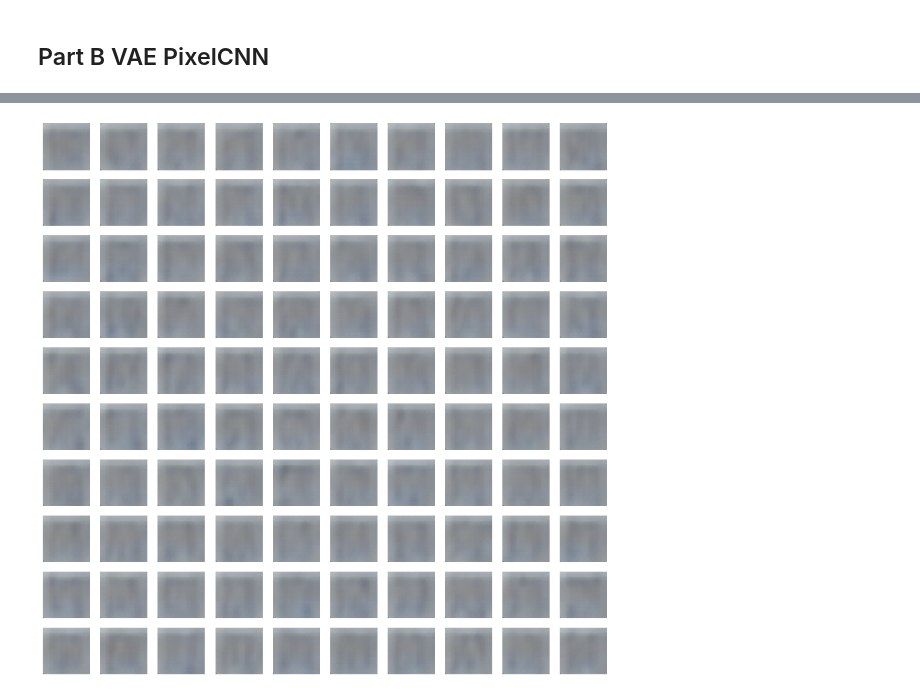
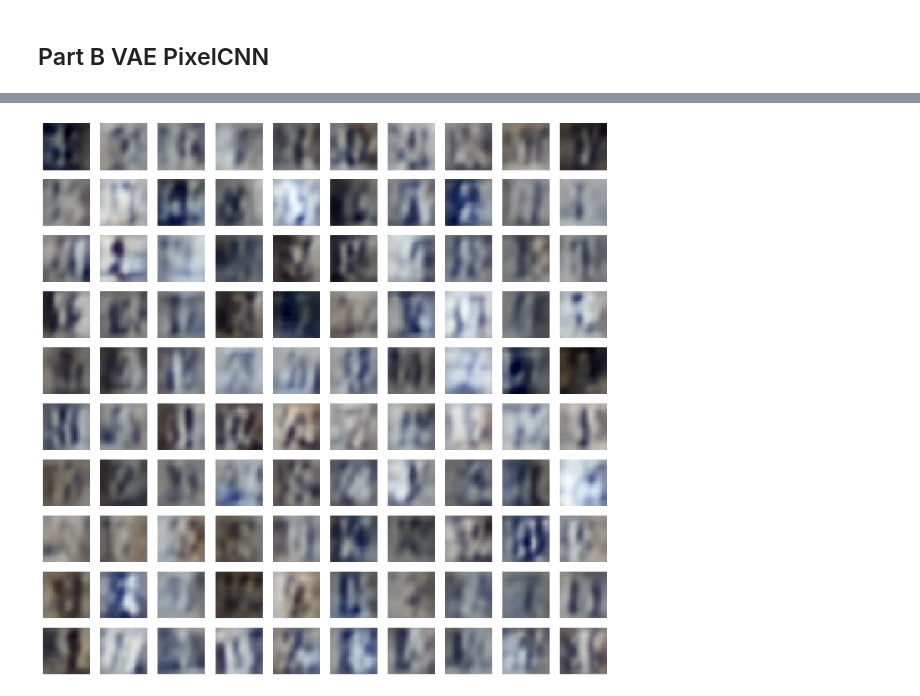
Before and after one commit to GrigoryBartosh/hse07_dul, a Jupyter notebook: hw32.ipynb, the cells around one changed output, grey strips where cells are left out. Drawn from its saved outputs; the diff is of its cells as text; code cells hidden in the pictures.

```diff
--- a/hw32.ipynb
+++ b/hw32.ipynb
@@ -469,6 +469,32 @@ class KLLoss(nn.Module):
         p2 = self.get_prob(mu_z2, var_z2, z)
         loss = (p1 - p2).mean()
         return loss
+# %%
+def show_samples_pixel_cnn(model, n=100):
+    z = torch.randn([n, *model.get_latent_size()]).to(device)
+
+    _, h, w = model.get_latent_size()
+    with torch.no_grad():
+        for y in range(h):
+            for x in range(w):
+                mu, var = model.pixel_cnn(z)
+                mu, var = mu[:, :, y, x], var[:, :, y, x]
+                z[:, :, y, x] = model.reparameterize(mu, var)
+
+        images, _ = model.decode(z)
+        images = images.permute(0, 2, 3, 1).cpu().numpy()
+
+    images = (images + 1) / 2
+    images = np.clip(images, 0, 1)
+
+    n = int(np.ceil(np.sqrt(n)))
+    f, axarr = plt.subplots(n, n)
+    f.set_figheight(15)
+    f.set_figwidth(15)
+    for i, img in enumerate(images):
+        axarr[i // n, i % n].imshow(img)
+        axarr[i // n, i % n].axis('off')
+    plt.show()
 # %%
 epochs = 100
 lr = 0.0002
@@ -496,7 +522,7 @@ show_interpolation(model, 10, 10)
 # %%
-show_samples(model)
+show_samples_pixel_cnn(model)
 # %% [output]
-[figure, old version]
+[figure, new version]
 # %%
 show_latent_space(model)
 # %% [output]
```
Also changed, not shown: parts of 4 cells of this notebook.
